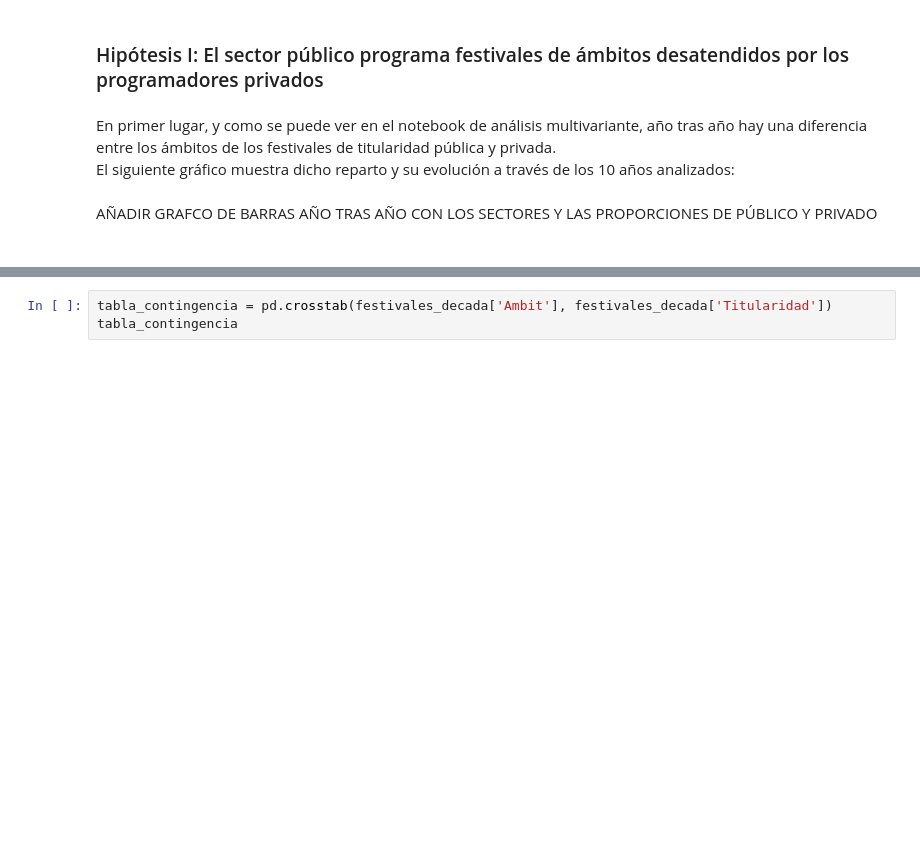
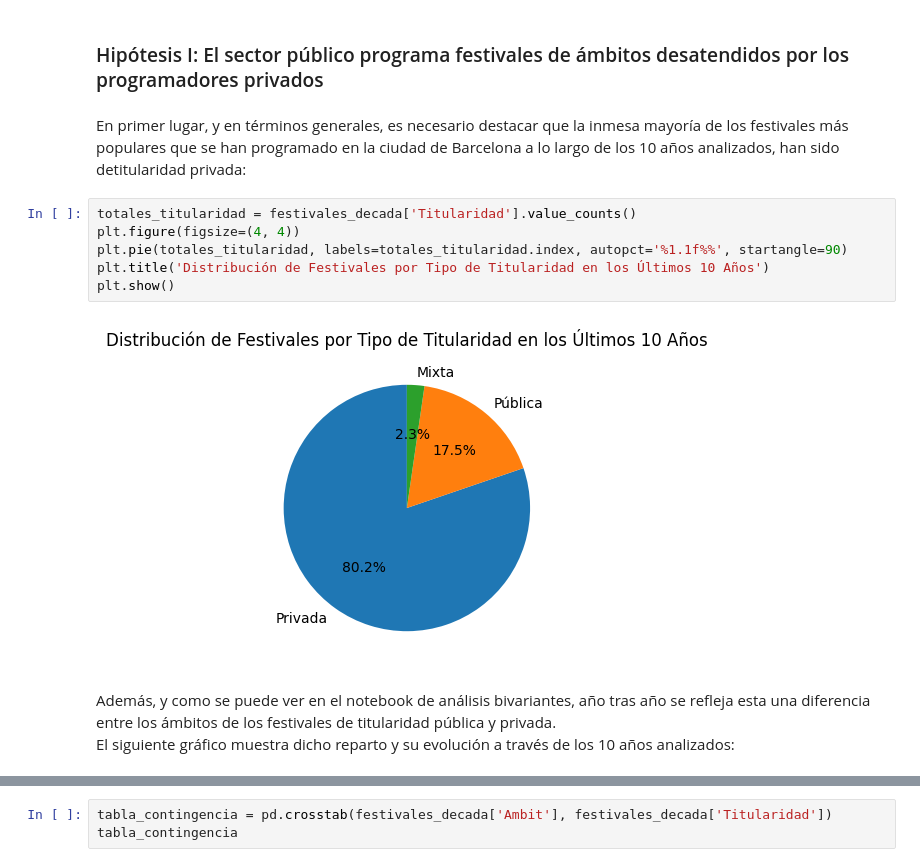
Before and after one commit to marosor/ONLINE_DS_THEBRIDGE_marosor, a Jupyter notebook: EDA/SRC/Memoria EDA.ipynb, the cells around one changed output, grey strips where cells are left out. Saved outputs shown, nothing was run; the diff lists cells and outputs as text; blank space fills up the shorter version.

```diff
--- a/EDA/SRC/Memoria EDA.ipynb
+++ b/EDA/SRC/Memoria EDA.ipynb
@@ -131,6 +136,16 @@ Posteriormente, en un nuevo notebook, he procedido al análisis multivariante (m
 Lo que sigue a continuación es un extacto de los principales pasos y análisis generales realizados en los notebooks antes mencionados, que han hecho de pasos iniciales y disparadores para el posterior análisis en este mismo documento tanto de cuestiones globales y como de detalles concretos orientados ya específicamente a corroborar o descatar las hipótesis del presente EDA.
 # %% [markdown]
 ### Hipótesis I: El sector público programa festivales de ámbitos desatendidos por los programadores privados
+# %% [markdown]
+En primer lugar, y en términos generales, es necesario destacar que la inmesa mayoría de los festivales más  populares que se han programado en la ciudad de Barcelona a lo largo de los 10 años analizados, han sido detitularidad privada:
+# %%
+totales_titularidad = festivales_decada['Titularidad'].value_counts()
+plt.figure(figsize=(4, 4))
+plt.pie(totales_titularidad, labels=totales_titularidad.index, autopct='%1.1f%%', startangle=90)
+plt.title('Distribución de Festivales por Tipo de Titularidad en los Últimos 10 Años')
+plt.show()
+# %% [output]
+[figure, added]
 # %% [markdown]
-En primer lugar, y como se puede ver en el notebook de análisis multivariante, año tras año hay una diferencia entre los ámbitos de los festivales de titularidad pública y privada. <br>
-El siguiente gráfico muestra dicho reparto y su evolución a través de los 10 años analizados: <br><br>AÑADIR GRAFCO DE BARRAS AÑO TRAS AÑO CON LOS SECTORES Y LAS PROPORCIONES DE PÚBLICO Y PRIVADO<br><br>
+Además, y como se puede ver en el notebook de análisis bivariantes, año tras año se refleja esta una diferencia entre los ámbitos de los festivales de titularidad pública y privada. <br>
+El siguiente gráfico muestra dicho reparto y su evolución a través de los 10 años analizados: <br>
```
Also changed, not shown: parts of 16 cells of this notebook.
